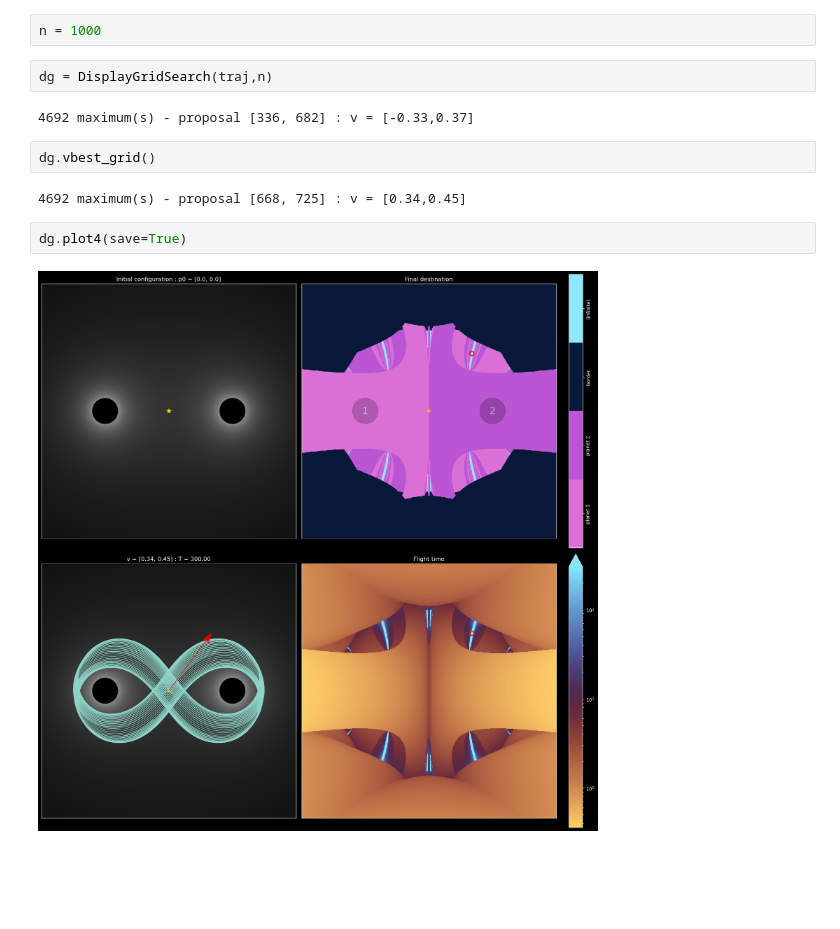
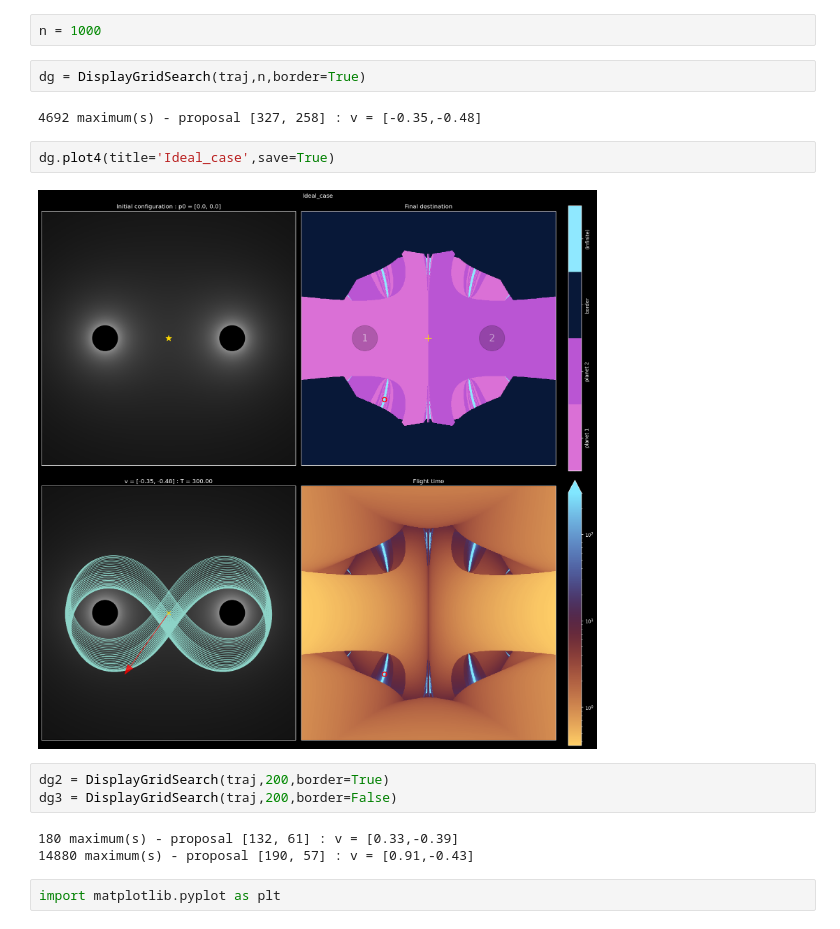
Before and after one commit to elielr/C-grav, a Jupyter notebook: Ideal_case.ipynb, the cells around one changed output. Drawn from its saved outputs; the diff is of its cells as text; blank space fills up the shorter version.

```diff
--- a/Ideal_case.ipynb
+++ b/Ideal_case.ipynb
@@ -23,15 +23,19 @@ d.plot_config()
 [figure]
 # %%
 n = 1000
-# %%
-dg = DisplayGridSearch(traj,n)
-# %% [output]
-4692 maximum(s) - proposal [336, 682] : v = [-0.33,0.37]
-# %%
-dg.vbest_grid()
-# %% [output]
-4692 maximum(s) - proposal [668, 725] : v = [0.34,0.45]
-# %%
-dg.plot4(save=True)
-# %% [output]
-[figure, removed]
+# %%
+dg = DisplayGridSearch(traj,n,border=True)
+# %% [output]
+4692 maximum(s) - proposal [327, 258] : v = [-0.35,-0.48]
+# %%
+dg.plot4(title='Ideal_case',save=True)
+# %% [output]
+[figure, added]
+# %%
+dg2 = DisplayGridSearch(traj,200,border=True)
+dg3 = DisplayGridSearch(traj,200,border=False)
+# %% [output]
+180 maximum(s) - proposal [132, 61] : v = [0.33,-0.39]
+14880 maximum(s) - proposal [190, 57] : v = [0.91,-0.43]
+# %%
+import matplotlib.pyplot as plt
```
Also changed, not shown: parts of 1 cell of this notebook, 2 other files.
